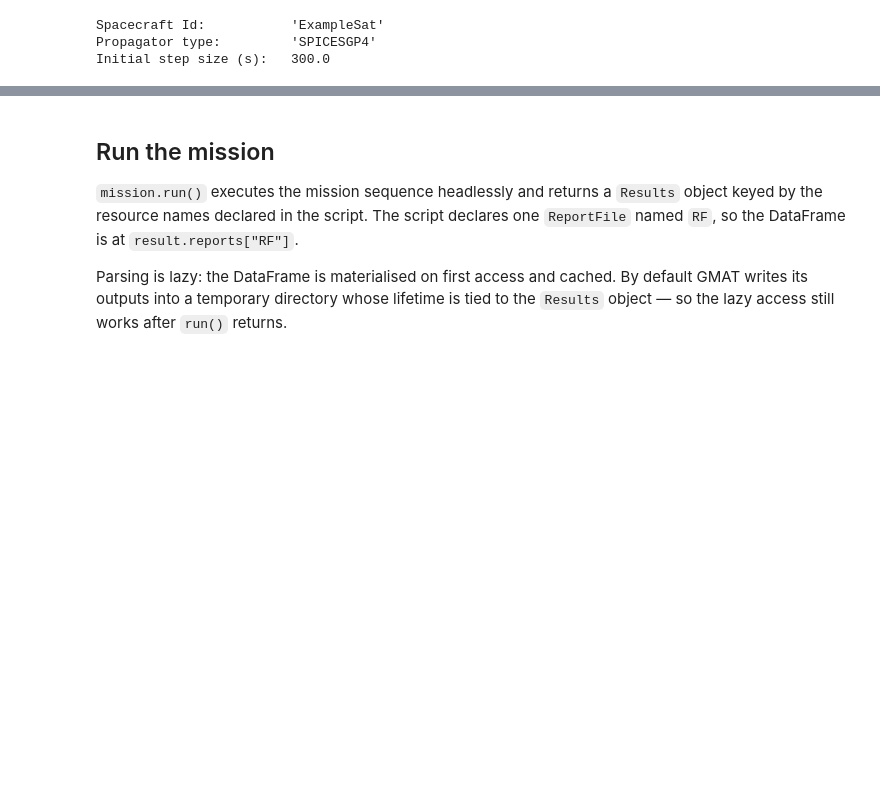
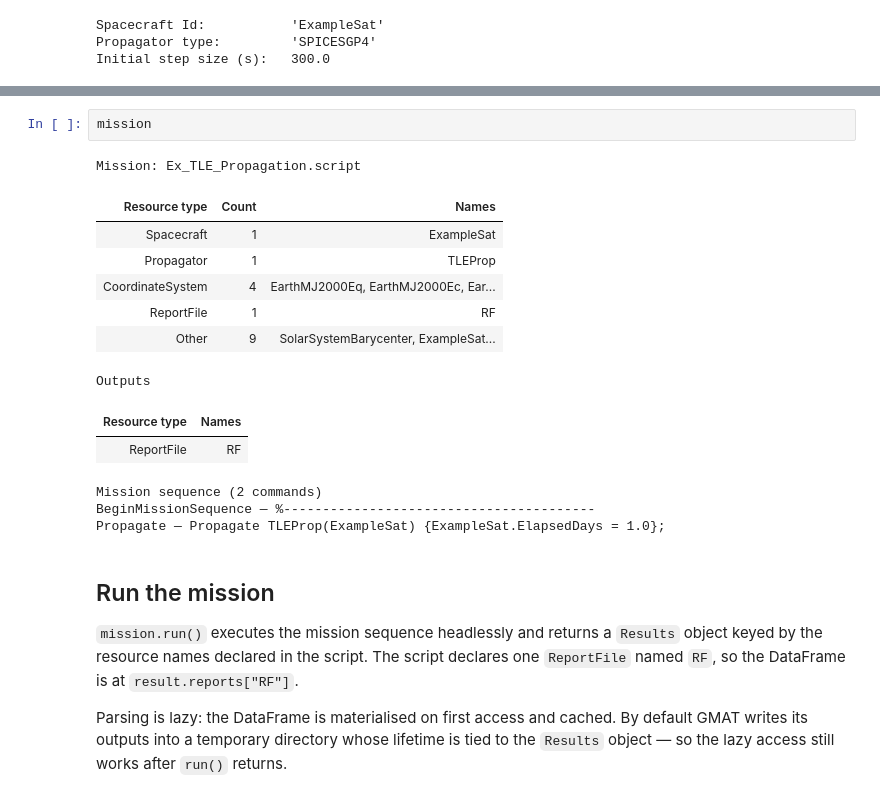
Before and after one commit to astro-tools/gmat-run, a Jupyter notebook: docs/examples/01_load_run_plot.ipynb, the cells around one changed output, grey strips where cells are left out. Cells and saved outputs as stored; diff of their text form; blank space fills up the shorter version.

```diff
--- a/docs/examples/01_load_run_plot.ipynb
+++ b/docs/examples/01_load_run_plot.ipynb
@@ -50,3 +56,19 @@ Initial step size (s):   300.0
+# %%
+mission
+# %% [output]
+Mission: Ex_TLE_Propagation.script
+| Resource type | Count | Names |
+| Spacecraft | 1 | ExampleSat |
+| Propagator | 1 | TLEProp |
+| CoordinateSystem | 4 | EarthMJ2000Eq, EarthMJ2000Ec, Ear... |
+| ReportFile | 1 | RF |
+| Other | 9 | SolarSystemBarycenter, ExampleSat... |
+Outputs
+| Resource type | Names |
+| ReportFile | RF |
+Mission sequence (2 commands)
+BeginMissionSequence — %----------------------------------------
+Propagate — Propagate TLEProp(ExampleSat) {ExampleSat.ElapsedDays = 1.0};
 # %% [markdown]
 ## Run the mission
 
```
Also changed, not shown: parts of 3 cells of this notebook, 11 other files.
